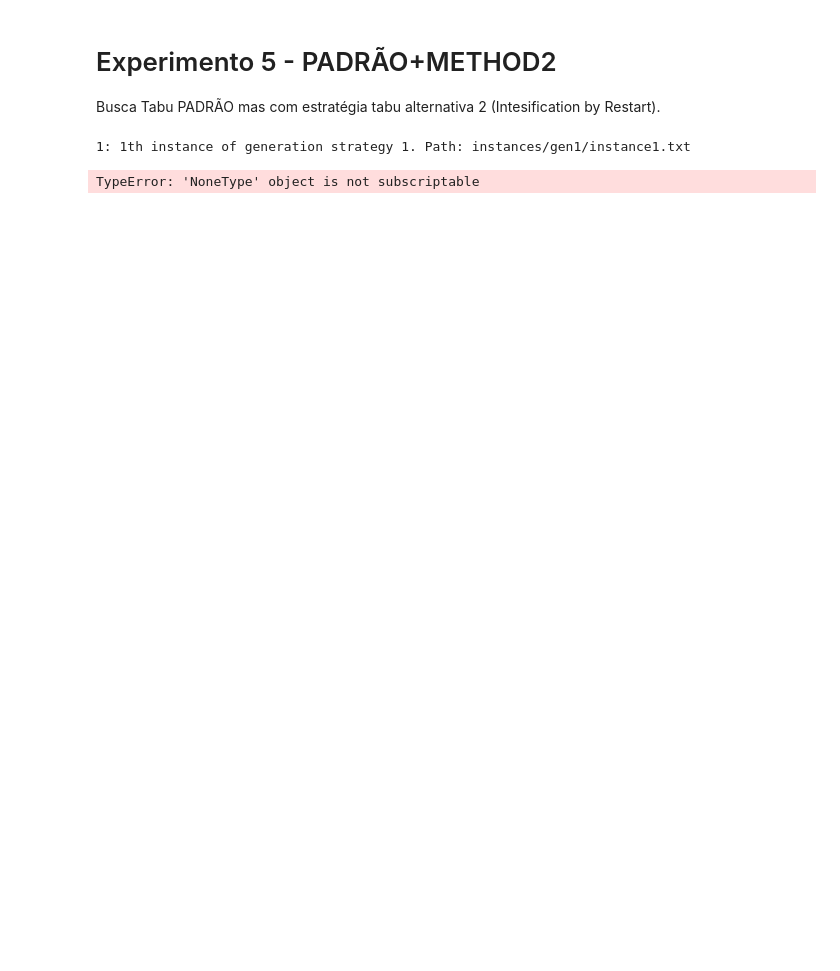
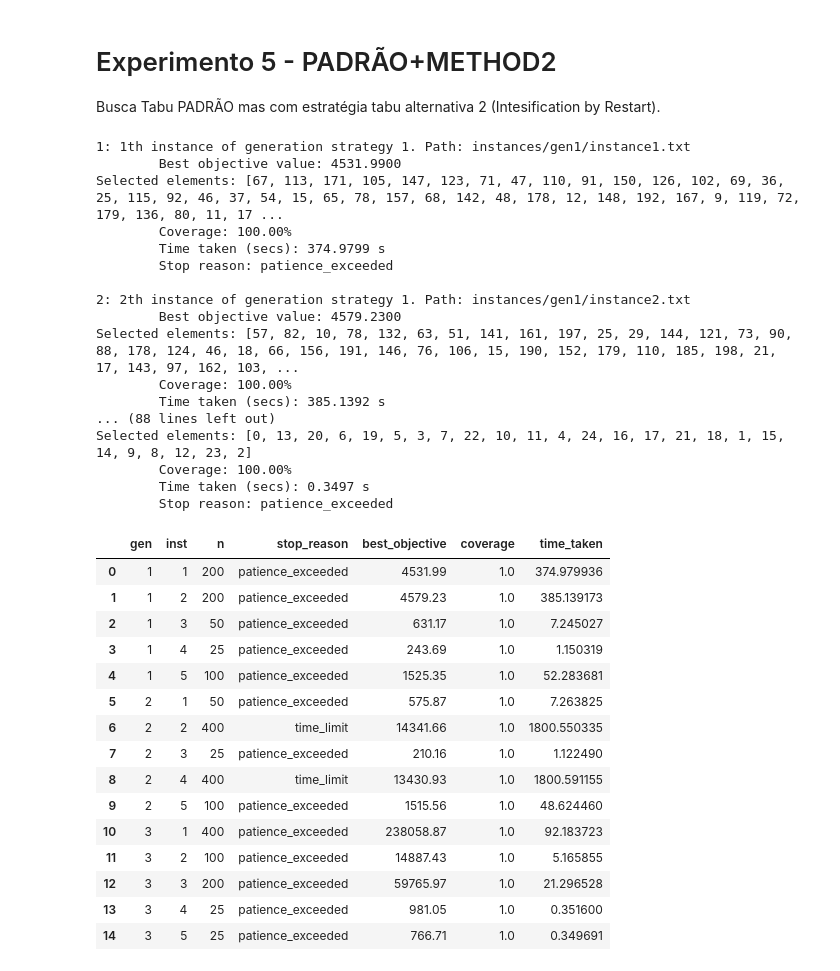
Before and after one commit to Everton-Colombo/MO824-A3, a Jupyter notebook: experiments.ipynb, the cells around one changed output. Cells and saved outputs as stored; diff of their text form; code cells hidden in the pictures; blank space fills up the shorter version.

```diff
--- a/experiments.ipynb
+++ b/experiments.ipynb
@@ -232,12 +256,43 @@ Busca Tabu PADRÃO mas com estratégia tabu alternativa 2 (Intesification by Res
 # %%
 ibr_component = RestartIntensificationComponent(restart_patience=100, max_fixed_elements=5)
 config = TSConfig(tenure=T1, search_strategy='first', ibr_component=ibr_component)
 results_df = run_experiment(config)
 
-with open("pickles/results_config_3.pkl", "wb") as f:
+with open("pickles/results_config_5.pkl", "wb") as f:
     pickle.dump(results_df, f)
 
 display(results_df)
 # %% [output]
 1: 1th instance of generation strategy 1. Path: instances/gen1/instance1.txt
+        Best objective value: 4531.9900
+Selected elements: [67, 113, 171, 105, 147, 123, 71, 47, 110, 91, 150, 126, 102, 69, 36, 25, 115, 92, 46, 37, 54, 15, 65, 78, 157, 68, 142, 48, 178, 12, 148, 192, 167, 9, 119, 72, 179, 136, 80, 11, 17 ...
+        Coverage: 100.00%
+        Time taken (secs): 374.9799 s
+        Stop reason: patience_exceeded
+
+2: 2th instance of generation strategy 1. Path: instances/gen1/instance2.txt
+        Best objective value: 4579.2300
+Selected elements: [57, 82, 10, 78, 132, 63, 51, 141, 161, 197, 25, 29, 144, 121, 73, 90, 88, 178, 124, 46, 18, 66, 156, 191, 146, 76, 106, 15, 190, 152, 179, 110, 185, 198, 21, 17, 143, 97, 162, 103, ...
+        Coverage: 100.00%
+        Time taken (secs): 385.1392 s
+... (88 lines left out)
+Selected elements: [0, 13, 20, 6, 19, 5, 3, 7, 22, 10, 11, 4, 24, 16, 17, 21, 18, 1, 15, 14, 9, 8, 12, 23, 2]
+        Coverage: 100.00%
+        Time taken (secs): 0.3497 s
+        Stop reason: patience_exceeded
-TypeError: 'NoneType' object is not subscriptable
+|  | gen | inst | n | stop_reason | best_objective | coverage | time_taken |
+| 0 | 1 | 1 | 200 | patience_exceeded | 4531.99 | 1.0 | 374.979936 |
+| 1 | 1 | 2 | 200 | patience_exceeded | 4579.23 | 1.0 | 385.139173 |
+| 2 | 1 | 3 | 50 | patience_exceeded | 631.17 | 1.0 | 7.245027 |
+| 3 | 1 | 4 | 25 | patience_exceeded | 243.69 | 1.0 | 1.150319 |
+| 4 | 1 | 5 | 100 | patience_exceeded | 1525.35 | 1.0 | 52.283681 |
+| 5 | 2 | 1 | 50 | patience_exceeded | 575.87 | 1.0 | 7.263825 |
+| 6 | 2 | 2 | 400 | time_limit | 14341.66 | 1.0 | 1800.550335 |
+| 7 | 2 | 3 | 25 | patience_exceeded | 210.16 | 1.0 | 1.122490 |
+| 8 | 2 | 4 | 400 | time_limit | 13430.93 | 1.0 | 1800.591155 |
+| 9 | 2 | 5 | 100 | patience_exceeded | 1515.56 | 1.0 | 48.624460 |
+| 10 | 3 | 1 | 400 | patience_exceeded | 238058.87 | 1.0 | 92.183723 |
+| 11 | 3 | 2 | 100 | patience_exceeded | 14887.43 | 1.0 | 5.165855 |
+| 12 | 3 | 3 | 200 | patience_exceeded | 59765.97 | 1.0 | 21.296528 |
+| 13 | 3 | 4 | 25 | patience_exceeded | 981.05 | 1.0 | 0.351600 |
+| 14 | 3 | 5 | 25 | patience_exceeded | 766.71 | 1.0 | 0.349691 |
```
Also changed, not shown: parts of 1 cell of this notebook, 3 other files.
